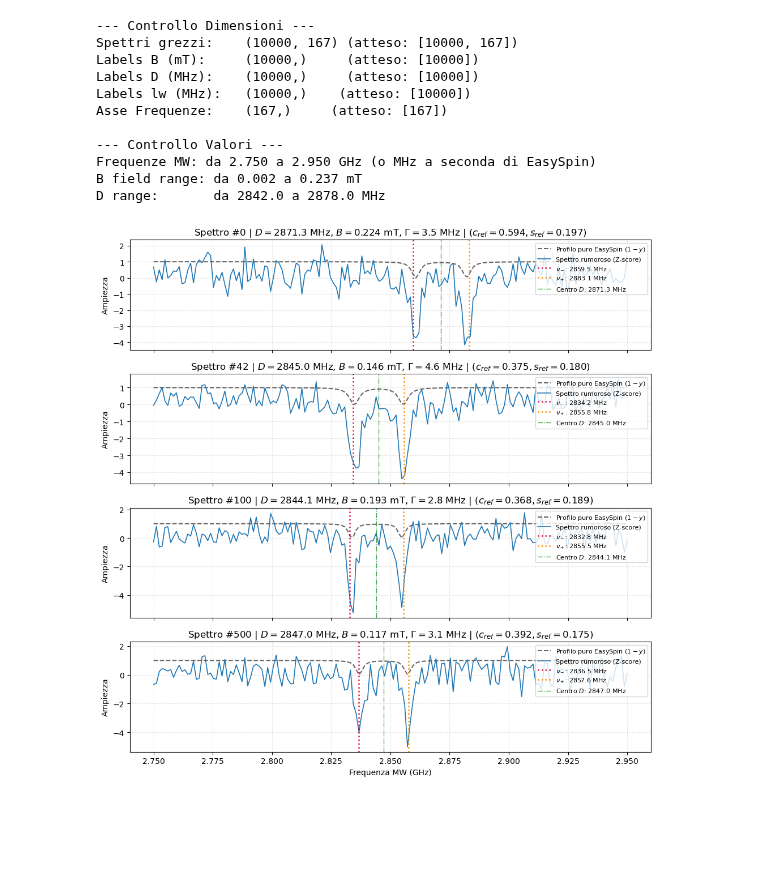
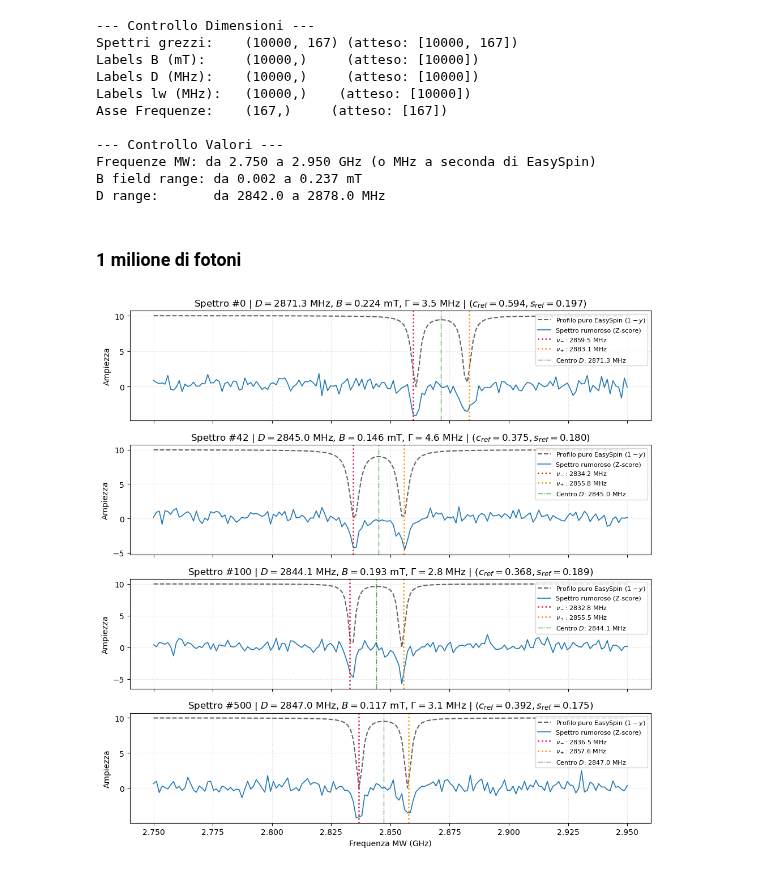
Before and after one commit to zosojack/ml-odmr, a Jupyter notebook: 2-spectra-preprocessing/visualize-spectra.ipynb, the cells around one changed output. Saved outputs shown, nothing was run; the diff lists cells and outputs as text; code cells hidden in the pictures; blank space fills up the shorter version.

```diff
--- a/2-spectra-preprocessing/visualize-spectra.ipynb
+++ b/2-spectra-preprocessing/visualize-spectra.ipynb
@@ -45,6 +45,8 @@ Asse Frequenze:    (167,)     (atteso: [167])
 Frequenze MW: da 2.750 a 2.950 GHz (o MHz a seconda di EasySpin)
 B field range: da 0.002 a 0.237 mT
 D range:       da 2842.0 a 2878.0 MHz
+# %% [markdown]
+### 1 milione di fotoni
 # %%
 import matplotlib.pyplot as plt
 import numpy as np
@@ -94,7 +96,7 @@ for ax_idx, idx in enumerate(sample_indices):
     # Plot 1: Spettro ideale EasySpin invertito (profilo liscio di PL)
     ax.plot(
         f_ghz,
-        1.0 - y_raw,
+        10*(1.0 - y_raw),
         color="black",
         lw=1.5,
         alpha=0.6,
@@ -119,31 +121,31 @@ for ax_idx, idx in enumerate(sample_indices):
         lw=1.8,
         label=f"$\\nu_-$: {nu_minus:.1f} MHz",
     )
     ax.axvline(
         nu_plus / 1e3,
         color="darkorange",
         linestyle=":",
         lw=1.8,
         label=f"$\\nu_+$: {nu_plus:.1f} MHz",
     )
     ax.axvline(
         D_val / 1e3,
         color="green",
         linestyle="-.",
         lw=1.0,
         alpha=0.7,
         label=f"Centro $D$: {D_val:.1f} MHz",
     )
 
     ax.set_ylabel("Ampiezza")
     ax.set_title(
         f"Spettro #{idx} | $D={D_val:.1f}$ MHz, $B={B_val:.3f}$ mT, $\\Gamma={lw_val:.1f}$ MHz | $(c_{{ref}}={c_ref:.3f}, s_{{ref}}={s_ref:.3f})$"
     )
     ax.grid(True, linestyle=":", alpha=0.5)
     ax.legend(loc="upper right", fontsize=8)
 
 axes[-1].set_xlabel("Frequenza MW (GHz)")
 plt.tight_layout()
 plt.show()
 # %% [output]
-[figure, old version]
+[figure, new version]
```
Also changed, not shown: parts of 2 cells of this notebook, 7 other files.
